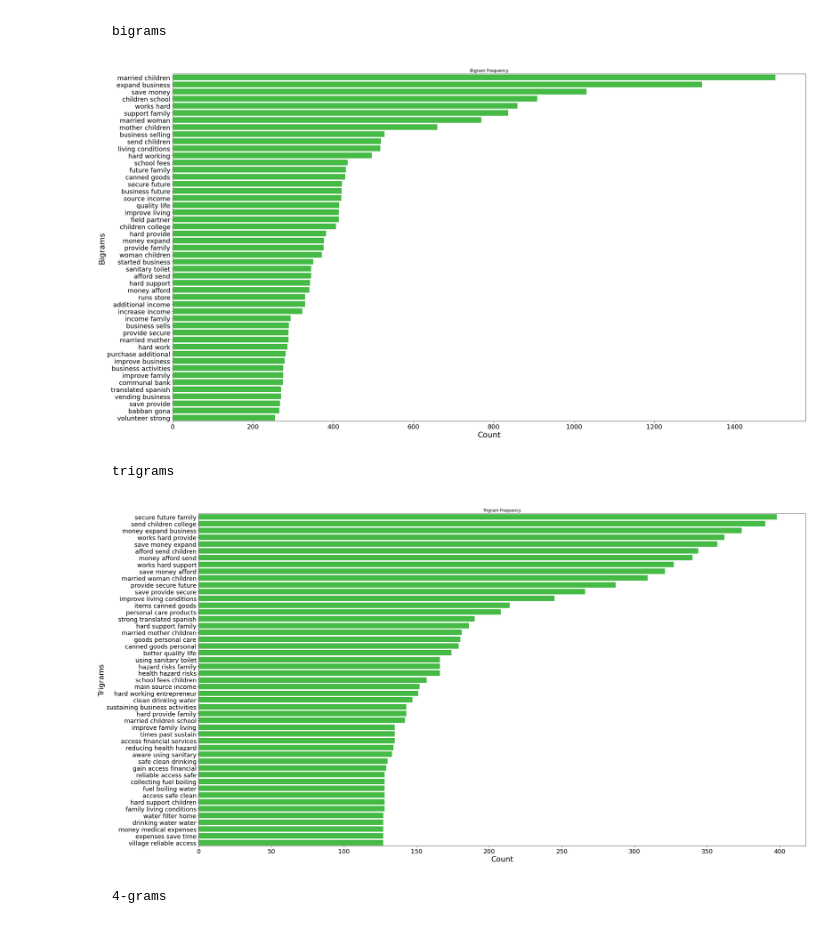
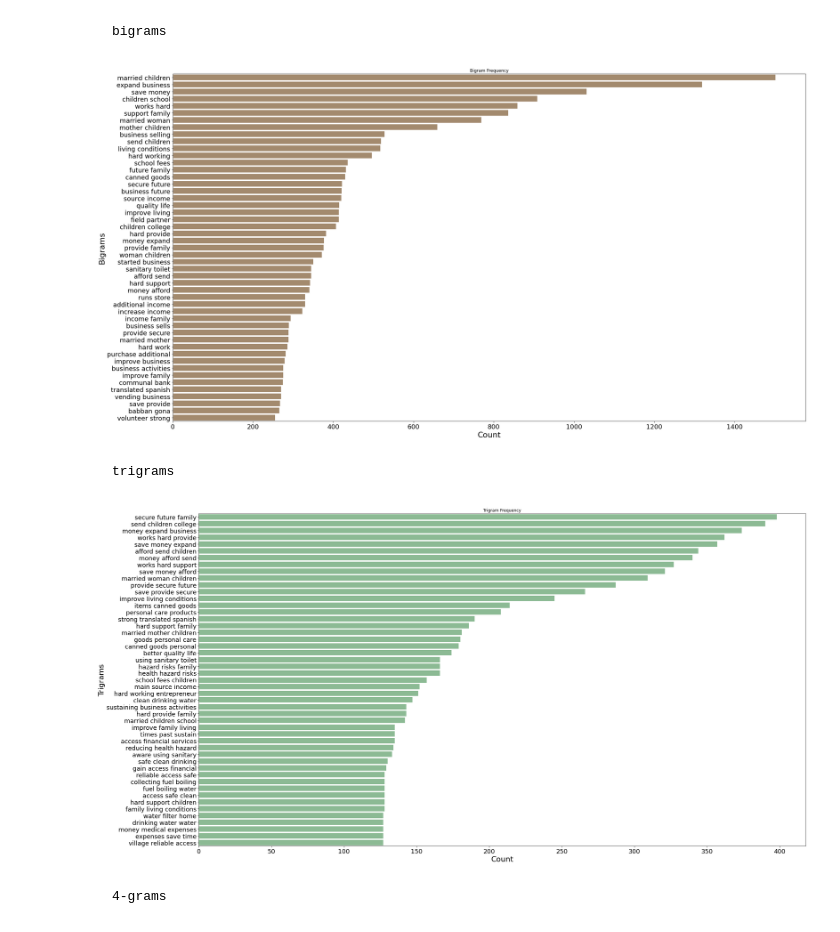
Before and after one commit to mludwig137/gini-microloan-recommender-system, a Jupyter notebook: code/02_Preprocessing.ipynb, the cells around one changed output. Saved outputs shown, nothing was run; the diff lists cells and outputs as text; code cells hidden in the pictures.

```diff
--- a/code/02_Preprocessing.ipynb
+++ b/code/02_Preprocessing.ipynb
@@ -148,15 +149,16 @@ df_cnt_bi = pd.read_csv("../data/transformed/description_bigrams.csv", names=["b
 # %%
 plt.figure(figsize=(32,18))
 
-sns.barplot(data = df_cnt_bi[0:50], x = "count", y = "bigram", orient = "h", color="limegreen")
+sns.barplot(data = df_cnt_bi[0:50], x = "count", y = "bigram", orient = "h", color="#ac8a65")
 
 plt.title("Bigram Frequency")
 plt.yticks(fontsize=18)
 plt.xticks(fontsize=18)
 plt.ylabel("Bigrams", fontsize=22)
-plt.xlabel("Count", fontsize=22);
+plt.xlabel("Count", fontsize=22)
+plt.savefig("../images/bigrams_plot", transparent=True);
 # %% [output]
-[figure, old version]
+[figure, new version]
 # %% [markdown]
     trigrams
 # %%
@@ -178,15 +180,16 @@ df_cnt_tri = pd.read_csv("../data/transformed/description_trigrams.csv", names=[
 # %%
 plt.figure(figsize=(32,18))
 
-sns.barplot(data = df_cnt_tri[0:50], x = "count", y = "trigram", orient = "h", color="limegreen")
+sns.barplot(data = df_cnt_tri[0:50], x = "count", y = "trigram", orient = "h", color="#84c28f")
 
 plt.title("Trigram Frequency")
 plt.yticks(fontsize=18)
 plt.xticks(fontsize=18)
 plt.ylabel("Trigrams", fontsize=22)
-plt.xlabel("Count", fontsize=22);
+plt.xlabel("Count", fontsize=22)
+plt.savefig("../images/trigrams_plot", transparent=True);
 # %% [output]
-[figure, old version]
+[figure, new version]
 # %% [markdown]
     4-grams
 # %%
```
Also changed, not shown: parts of 5 cells of this notebook, 3 other files.
